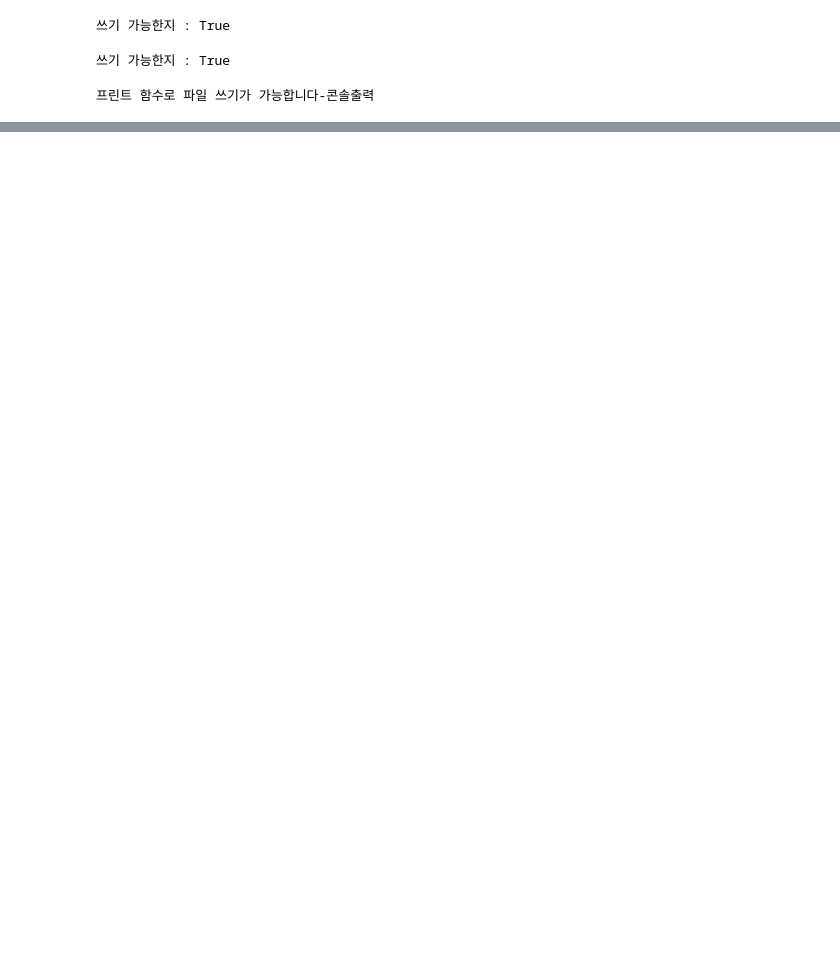
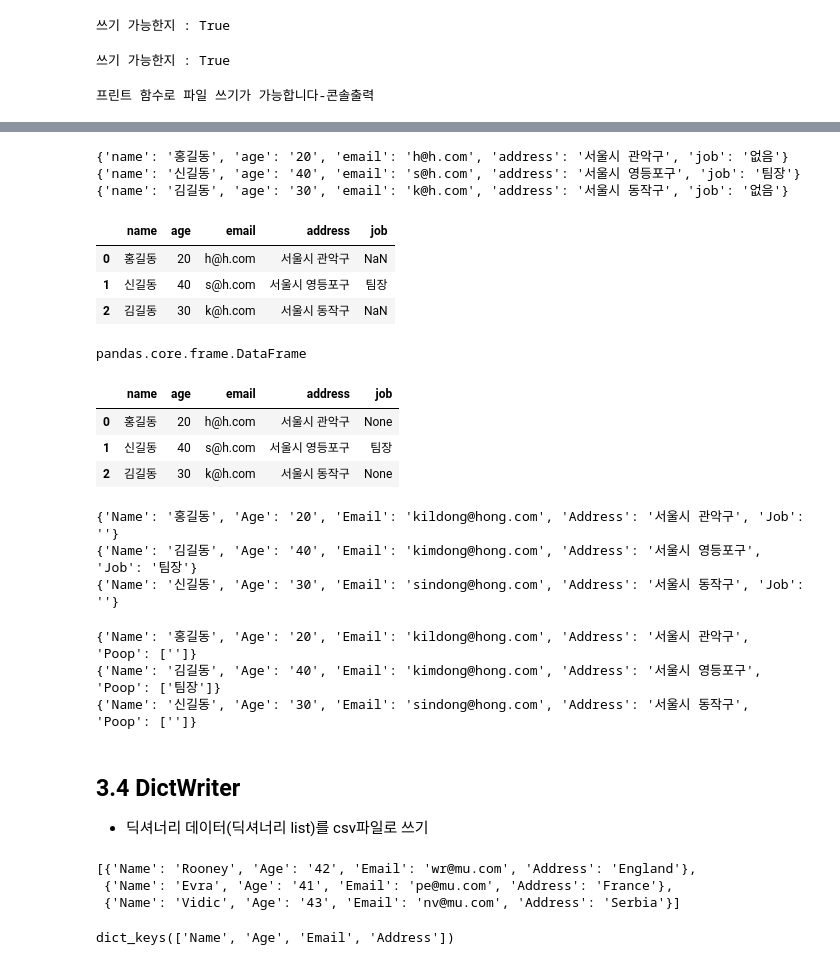
Before and after one commit to KSY0125/Ai, a Jupyter notebook: Source/01_python/ch09_File Input Output Programming.ipynb, the cells around one changed output, grey strips where cells are left out. Saved outputs shown, nothing was run; the diff lists cells and outputs as text; code cells hidden in the pictures; blank space fills up the shorter version.

```diff
--- a/Source/01_python/ch09_File Input Output Programming.ipynb
+++ b/Source/01_python/ch09_File Input Output Programming.ipynb
@@ -51,0 +354,67 @@ with open('data/ch09.txt', 'a') as f:
+# %%
+with open('data/ch09_member3.csv', 'r', encoding='UTF-8') as k: #open함수는 기본적으로 cp949를 받아들임
+    dict_reader = csv.DictReader(k, restval='없음') #restval = 결측치
+    for row in dict_reader:
+        print(row)
+# %% [output]
+{'name': '홍길동', 'age': '20', 'email': 'h@h.com', 'address': '서울시 관악구', 'job': '없음'}
+{'name': '신길동', 'age': '40', 'email': 's@h.com', 'address': '서울시 영등포구', 'job': '팀장'}
+{'name': '김길동', 'age': '30', 'email': 'k@h.com', 'address': '서울시 동작구', 'job': '없음'}
+# %%
+# csv파일을 데이터프레임 데이터로 읽기
+import pandas as pd
+members = pd.read_csv('data/ch09_member3.csv') #판다스 이용시 기본인코딩 방식이 UTF8
+members
+# %% [output]
+|  | name | age | email | address | job |
+| 0 | 홍길동 | 20 | h@h.com | 서울시 관악구 | NaN |
+| 1 | 신길동 | 40 | s@h.com | 서울시 영등포구 | 팀장 |
+| 2 | 김길동 | 30 | k@h.com | 서울시 동작구 | NaN |
+# %%
+type(members)
+# %% [output]
+pandas.core.frame.DataFrame
+# %%
+pd.DataFrame(data=result)
+# %% [output]
+|  | name | age | email | address | job |
+| 0 | 홍길동 | 20 | h@h.com | 서울시 관악구 | None |
+| 1 | 신길동 | 40 | s@h.com | 서울시 영등포구 | 팀장 |
+| 2 | 김길동 | 30 | k@h.com | 서울시 동작구 | None |
+# %%
+# header 가 없는 CSV 파일을 딕셔너리 데이터로 읽기(ch09_member1-cp.csv)
+with open('data/ch09_member1-cp.csv', 'r') as j:#cp949기 때문에 인코딩안함
+    dict_reader = csv.DictReader(j, fieldnames=['Name', 'Age', 'Email', 'Address', 'Job'])
+    for row in dict_reader:
+        print(row) #결측치가 빈스트링으로 들어감. 왜지?
+# %% [output]
+{'Name': '홍길동', 'Age': '20', 'Email': 'kildong@hong.com', 'Address': '서울시 관악구', 'Job': ''}
+{'Name': '김길동', 'Age': '40', 'Email': 'kimdong@hong.com', 'Address': '서울시 영등포구', 'Job': '팀장'}
+{'Name': '신길동', 'Age': '30', 'Email': 'sindong@hong.com', 'Address': '서울시 동작구', 'Job': ''}
+# %%
+# header 가 없는 CSV 파일을 딕셔너리 데이터로 읽기(ch09_member1-cp.csv)
+with open('data/ch09_member1-cp.csv', 'r') as j:#cp949기 때문에 인코딩안함
+    dict_reader = csv.DictReader(j, fieldnames=['Name', 'Age', 'Email', 'Address'], restkey='Poop') #restkey = 나머지는 (~)로 한다 ~ 키값은 내맘
+    for row in dict_reader:
+        print(row)
+# %% [output]
+{'Name': '홍길동', 'Age': '20', 'Email': 'kildong@hong.com', 'Address': '서울시 관악구', 'Poop': ['']}
+{'Name': '김길동', 'Age': '40', 'Email': 'kimdong@hong.com', 'Address': '서울시 영등포구', 'Poop': ['팀장']}
+{'Name': '신길동', 'Age': '30', 'Email': 'sindong@hong.com', 'Address': '서울시 동작구', 'Poop': ['']}
+# %% [markdown]
+## 3.4 DictWriter
+- 딕셔너리 데이터(딕셔너리 list)를 csv파일로 쓰기
+# %%
+user1 = {'Name': 'Rooney', 'Age': '42', 'Email': 'wr@mu.com', 'Address': 'England'}
+user2 = {'Name': 'Evra', 'Age': '41', 'Email': 'pe@mu.com', 'Address': 'France'}
+user3 = {'Name': 'Vidic', 'Age': '43', 'Email': 'nv@mu.com', 'Address': 'Serbia'}
+user_list = [user1, user2, user3]
+user_list
+# %% [output]
+[{'Name': 'Rooney', 'Age': '42', 'Email': 'wr@mu.com', 'Address': 'England'},
+ {'Name': 'Evra', 'Age': '41', 'Email': 'pe@mu.com', 'Address': 'France'},
+ {'Name': 'Vidic', 'Age': '43', 'Email': 'nv@mu.com', 'Address': 'Serbia'}]
+# %%
+user1.keys()
+# %% [output]
+dict_keys(['Name', 'Age', 'Email', 'Address'])
```
Also changed, not shown: parts of 56 cells of this notebook, 19 other files.
